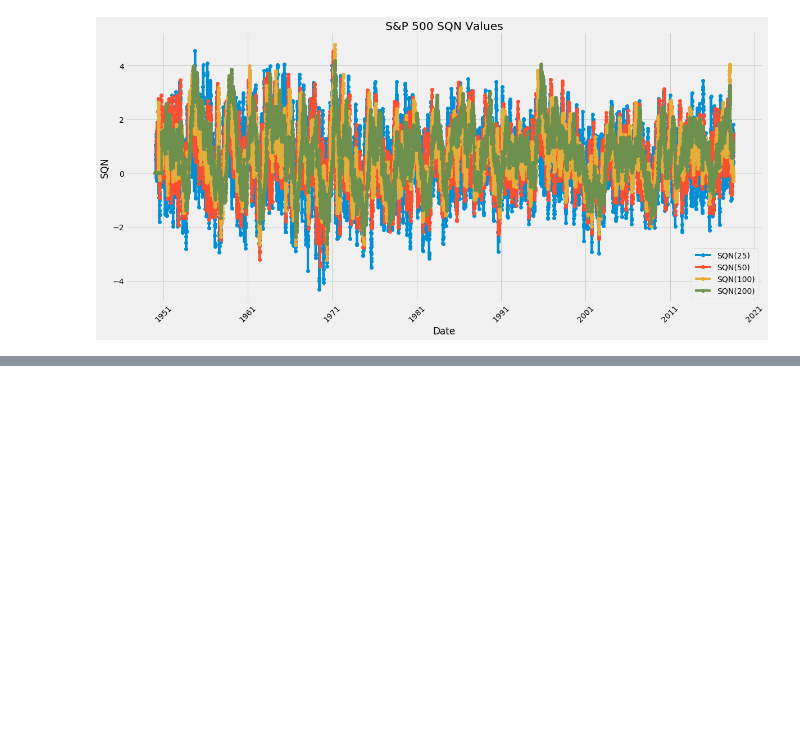
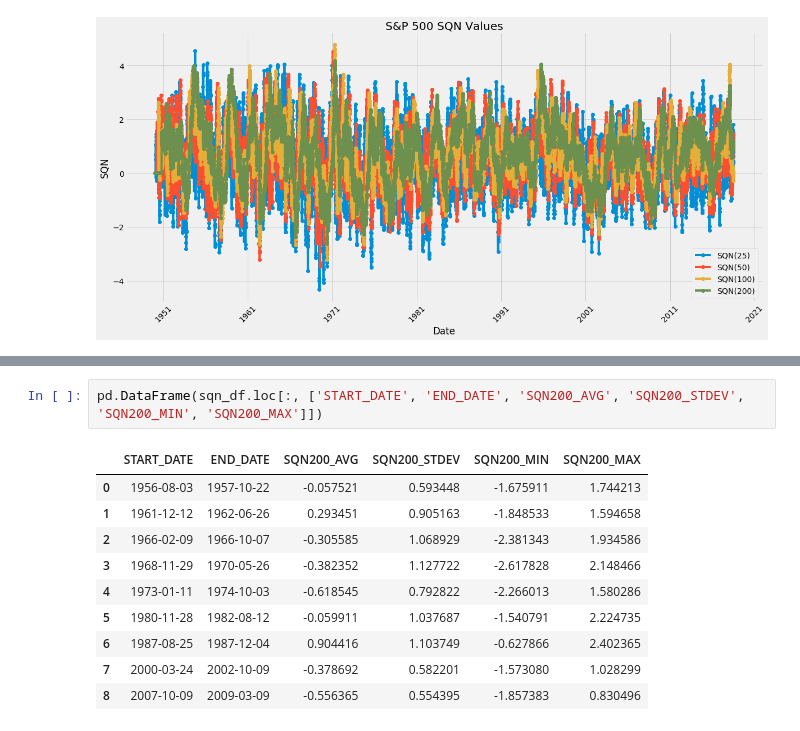
Before and after one commit to SugahShane/Market_Analysis, a Jupyter notebook: Bear Market Research Notebook.ipynb, the cells around one changed output, grey strips where cells are left out. Drawn from its saved outputs; the diff is of its cells as text; blank space fills up the shorter version.

```diff
--- a/Bear Market Research Notebook.ipynb
+++ b/Bear Market Research Notebook.ipynb
@@ -204,0 +234,13 @@ pd.DataFrame(sqn_df)
+# %%
+pd.DataFrame(sqn_df.loc[:, ['START_DATE', 'END_DATE', 'SQN200_AVG', 'SQN200_STDEV', 'SQN200_MIN', 'SQN200_MAX']])
+# %% [output]
+|  | START_DATE | END_DATE | SQN200_AVG | SQN200_STDEV | SQN200_MIN | SQN200_MAX |
+| 0 | 1956-08-03 | 1957-10-22 | -0.057521 | 0.593448 | -1.675911 | 1.744213 |
+| 1 | 1961-12-12 | 1962-06-26 | 0.293451 | 0.905163 | -1.848533 | 1.594658 |
+| 2 | 1966-02-09 | 1966-10-07 | -0.305585 | 1.068929 | -2.381343 | 1.934586 |
+| 3 | 1968-11-29 | 1970-05-26 | -0.382352 | 1.127722 | -2.617828 | 2.148466 |
+| 4 | 1973-01-11 | 1974-10-03 | -0.618545 | 0.792822 | -2.266013 | 1.580286 |
+| 5 | 1980-11-28 | 1982-08-12 | -0.059911 | 1.037687 | -1.540791 | 2.224735 |
+| 6 | 1987-08-25 | 1987-12-04 | 0.904416 | 1.103749 | -0.627866 | 2.402365 |
+| 7 | 2000-03-24 | 2002-10-09 | -0.378692 | 0.582201 | -1.573080 | 1.028299 |
+| 8 | 2007-10-09 | 2009-03-09 | -0.556365 | 0.554395 | -1.857383 | 0.830496 |
```
Also changed, not shown: parts of 3 cells of this notebook, 1 other file.
